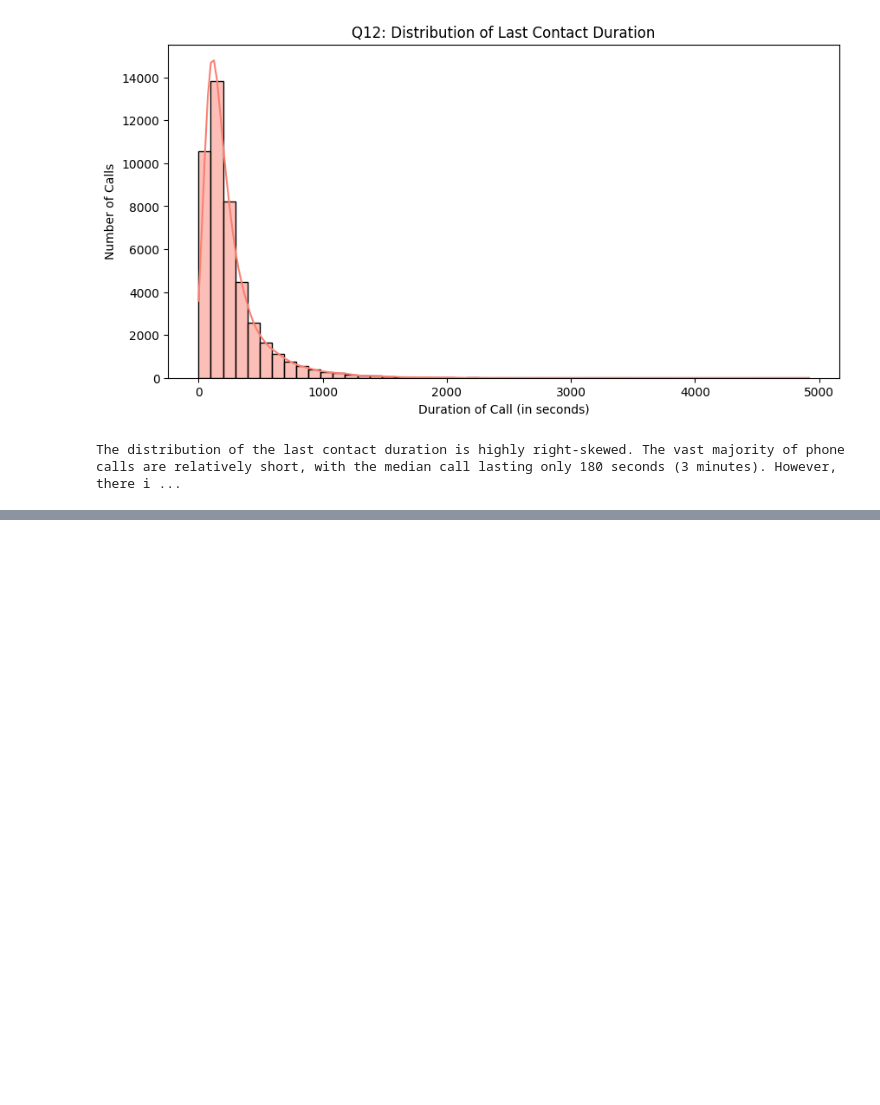
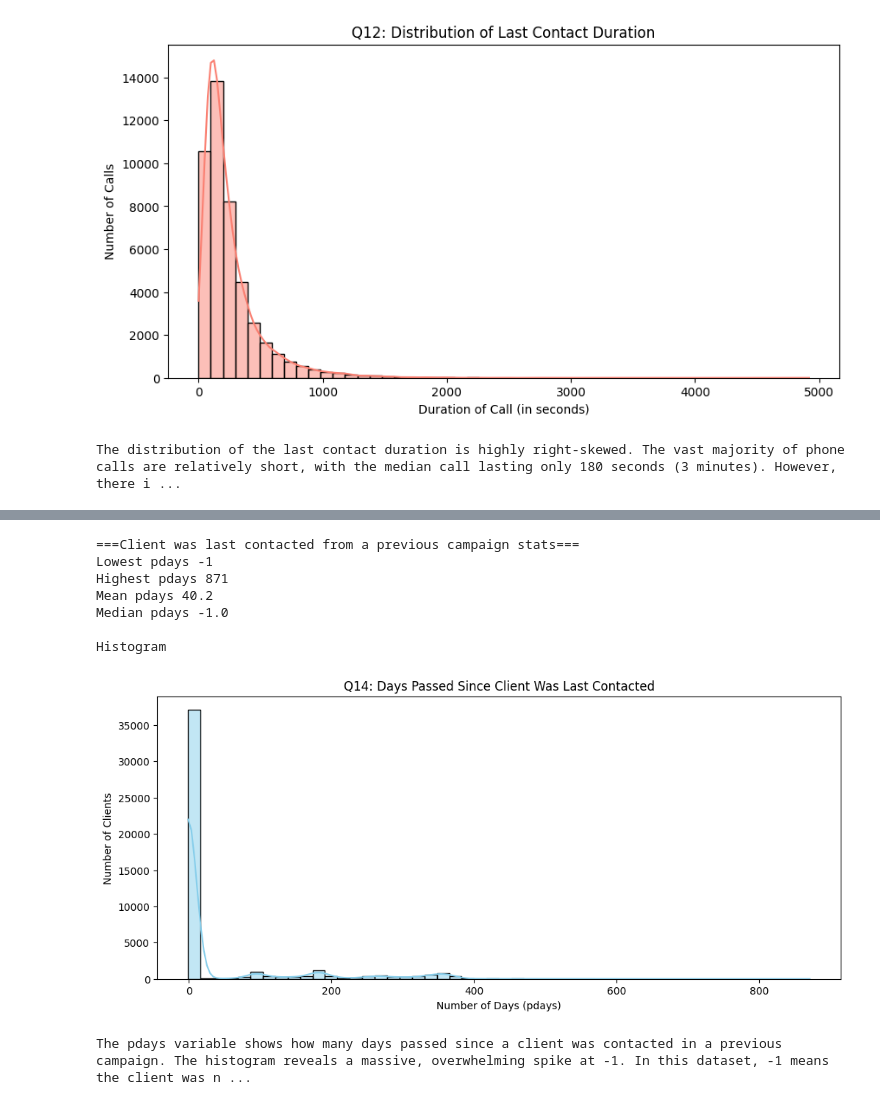
Before and after one commit to Srinivaas-only/Banking-Campaign-Data-Analysis, a Jupyter notebook: Banking_System_Analysis.ipynb, the cells around one changed output, grey strips where cells are left out. Drawn from its saved outputs; the diff is of its cells as text; code cells hidden in the pictures; blank space fills up the shorter version.

```diff
--- a/Banking_System_Analysis.ipynb
+++ b/Banking_System_Analysis.ipynb
@@ -388,0 +413,29 @@ The distribution of the last contact duration is highly right-skewed. The vast m
+# %%
+#Q14--	What is the distribution of the number of days passed since the client was last contacted from a previous campaign?
+
+print("===Client was last contacted from a previous campaign stats===")
+print("Lowest pdays", df['pdays'].min())
+print("Highest pdays", df['pdays'].max())
+print("Mean pdays",df['pdays'].mean().round(2))
+print("Median pdays",df['pdays'].median())
+
+print("\nHistogram")
+# 2. Histogram
+plt.figure(figsize=(12, 5))
+sns.histplot(data=df, x='pdays', bins=50, kde=True, color='skyblue')
+plt.title('Q14: Days Passed Since Client Was Last Contacted')
+plt.xlabel('Number of Days (pdays)')
+plt.ylabel('Number of Clients')
+plt.show()
+
+print("The pdays variable shows how many days passed since a client was contacted in a previous campaign. The histogram reveals a massive, overwhelming spike at -1. In this dataset, -1 means the client was never previously contacted. Because the vast majority of people in this campaign are new contacts, the median is exactly -1. For the small minority of clients who were contacted before, the days passed usually range from 100 to 400 days.")
+# %% [output]
+===Client was last contacted from a previous campaign stats===
+Lowest pdays -1
+Highest pdays 871
+Mean pdays 40.2
+Median pdays -1.0
+
+Histogram
+[figure, added]
+The pdays variable shows how many days passed since a client was contacted in a previous campaign. The histogram reveals a massive, overwhelming spike at -1. In this dataset, -1 means the client was n ...
```
Also changed, not shown: parts of 5 cells of this notebook.
